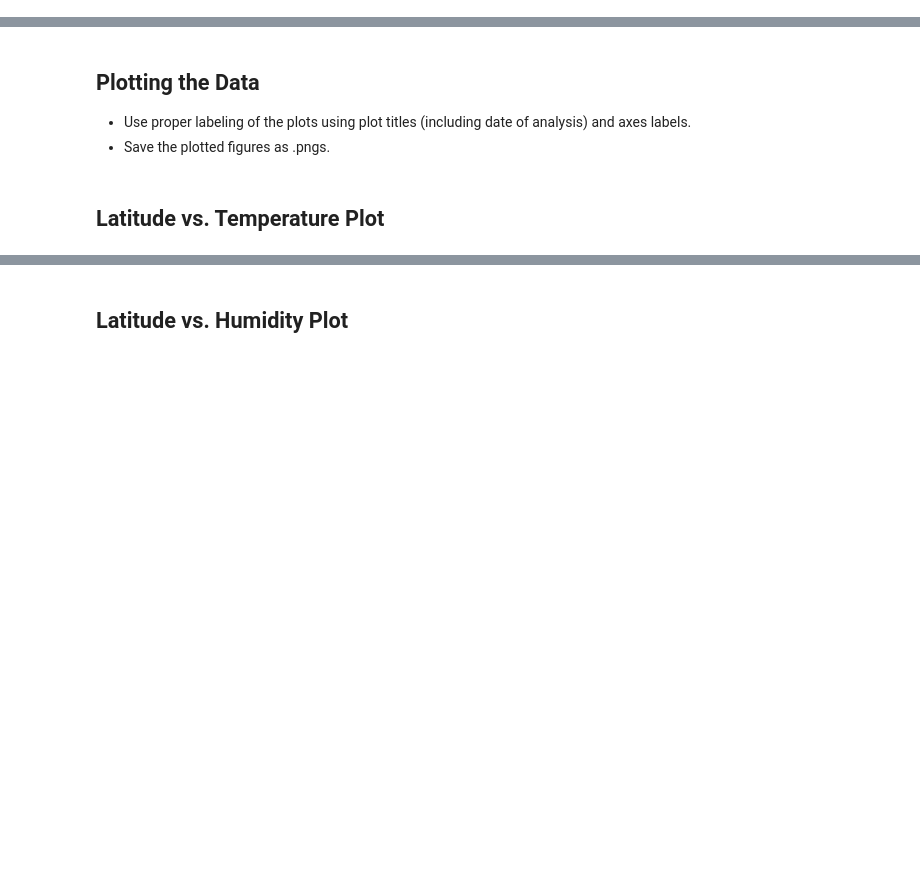
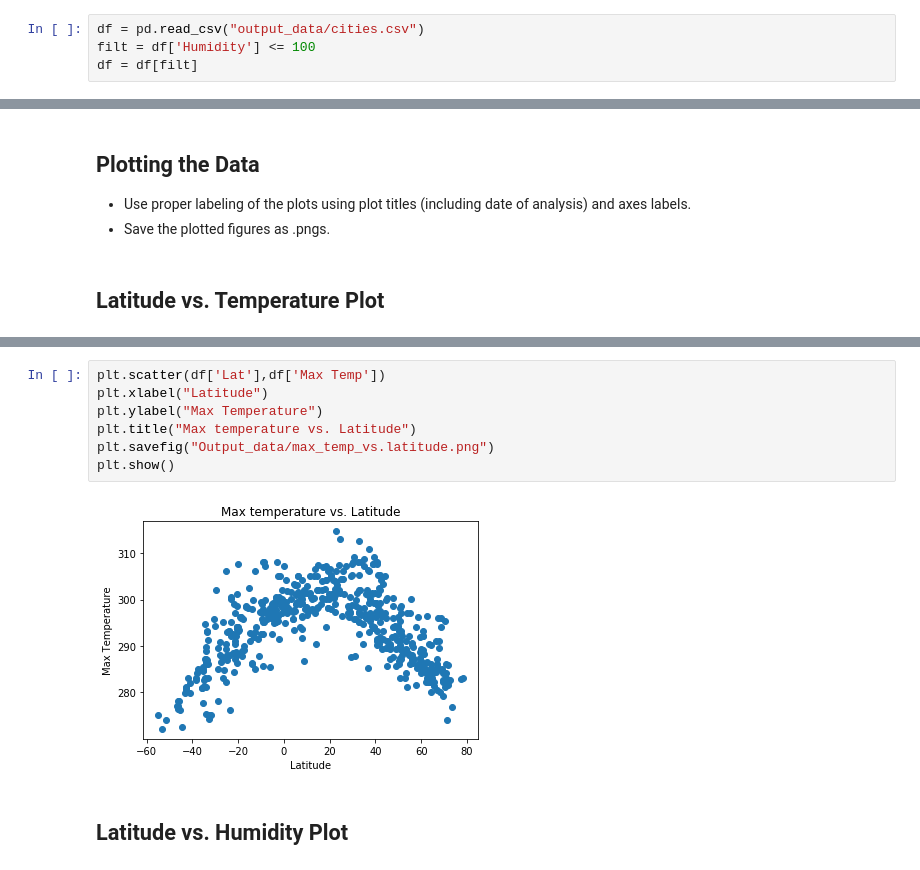
Before and after one commit to kpessa/api-challenge, a Jupyter notebook: WeatherPy.ipynb, the cells around one changed output, grey strips where cells are left out. Saved outputs shown, nothing was run; the diff lists cells and outputs as text; blank space fills up the shorter version.

```diff
--- a/WeatherPy.ipynb
+++ b/WeatherPy.ipynb
@@ -227,2 +132,6 @@ Skip this step if there are no cities that have humidity > 100%.
+# %%
+df = pd.read_csv("output_data/cities.csv")
+filt = df['Humidity'] <= 100
+df = df[filt]
 # %%
 #  Get the indices of cities that have humidity over 100%.
@@ -255,2 +152,11 @@ Int64Index([], dtype='int64')
+# %%
+plt.scatter(df['Lat'],df['Max Temp'])
+plt.xlabel("Latitude")
+plt.ylabel("Max Temperature")
+plt.title("Max temperature vs. Latitude")
+plt.savefig("Output_data/max_temp_vs.latitude.png")
+plt.show()
+# %% [output]
+[figure, added]
 # %% [markdown]
 ## Latitude vs. Humidity Plot
```
Also changed, not shown: parts of 40 cells of this notebook, 8 other files.
